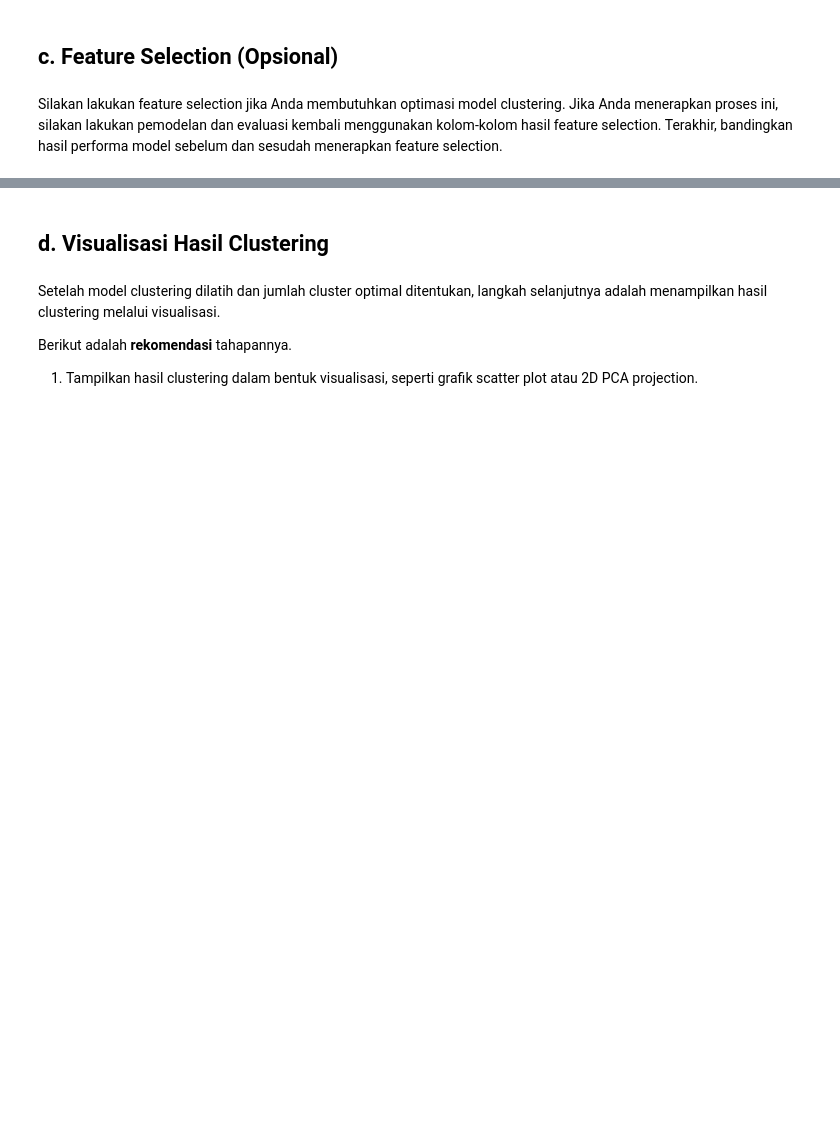
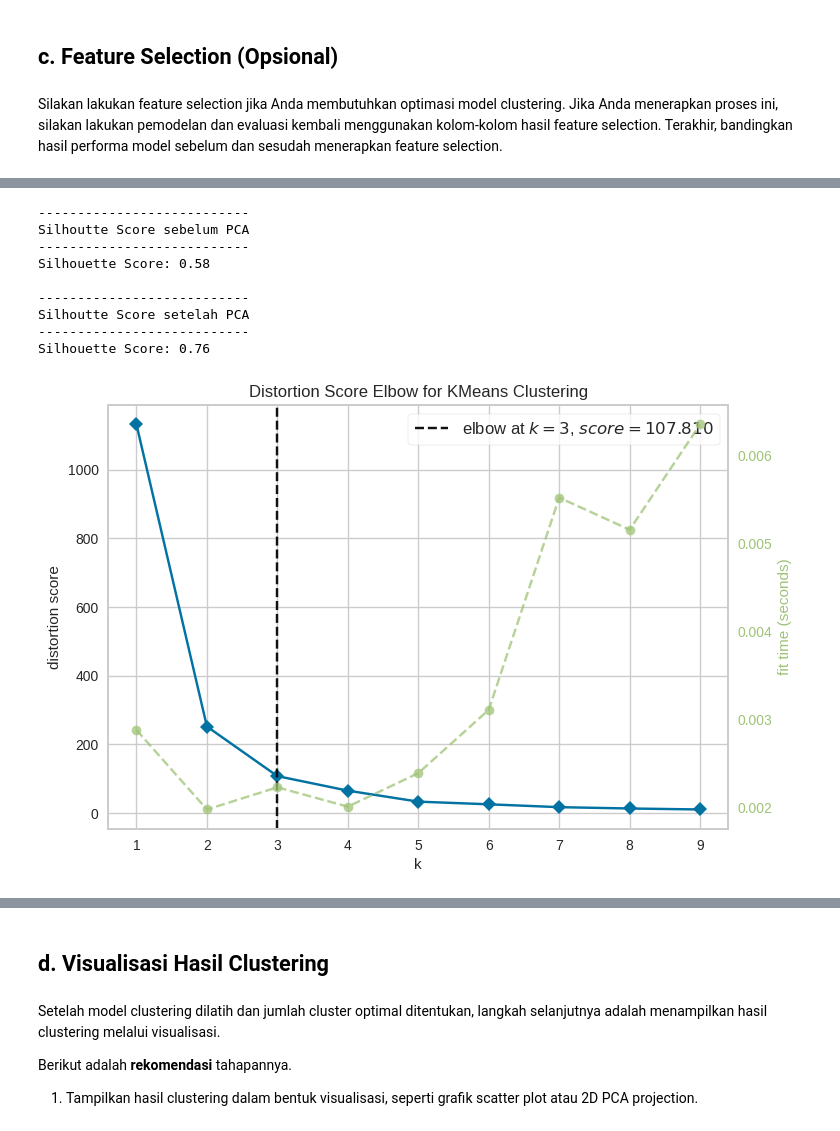
Before and after one commit to Refanz/bank-transaction-clustering-classification, a Jupyter notebook: [Clustering]_Submission_Akhir_BMLP_Refan.ipynb, the cells around one changed output, grey strips where cells are left out. Drawn from its saved outputs; the diff is of its cells as text; code cells hidden in the pictures; blank space fills up the shorter version.

```diff
--- a/[Clustering]_Submission_Akhir_BMLP_Refan.ipynb
+++ b/[Clustering]_Submission_Akhir_BMLP_Refan.ipynb
@@ -474,0 +650,33 @@ Silakan lakukan feature selection jika Anda membutuhkan optimasi model clusterin
+# %%
+# 3. Melakukan PCA (Principal Component Analysis)
+pca = PCA(n_components=2)
+fit_pca = pca.fit_transform(X)
+
+bank_transactions_df_pca = pd.DataFrame(fit_pca)
+
+X2 = bank_transactions_df_pca.iloc[:].values
+# %%
+# Melakukan evaluasi setelah dilakukan PCA
+print("---------------------------")
+print("Silhoutte Score sebelum PCA")
+print("---------------------------")
+calculate_silhouette_score(X)
+
+print("\n---------------------------")
+print("Silhoutte Score setelah PCA")
+print("---------------------------")
+calculate_silhouette_score(X2)
+
+# Menjalankan metode Elbow untuk menentukan jumlah clustering
+elbow_method(X2, (1, 10))
+# %% [output]
+---------------------------
+Silhoutte Score sebelum PCA
+---------------------------
+Silhouette Score: 0.58
+
+---------------------------
+Silhoutte Score setelah PCA
+---------------------------
+Silhouette Score: 0.76
+[figure, added]
```
Also changed, not shown: parts of 35 cells of this notebook.
